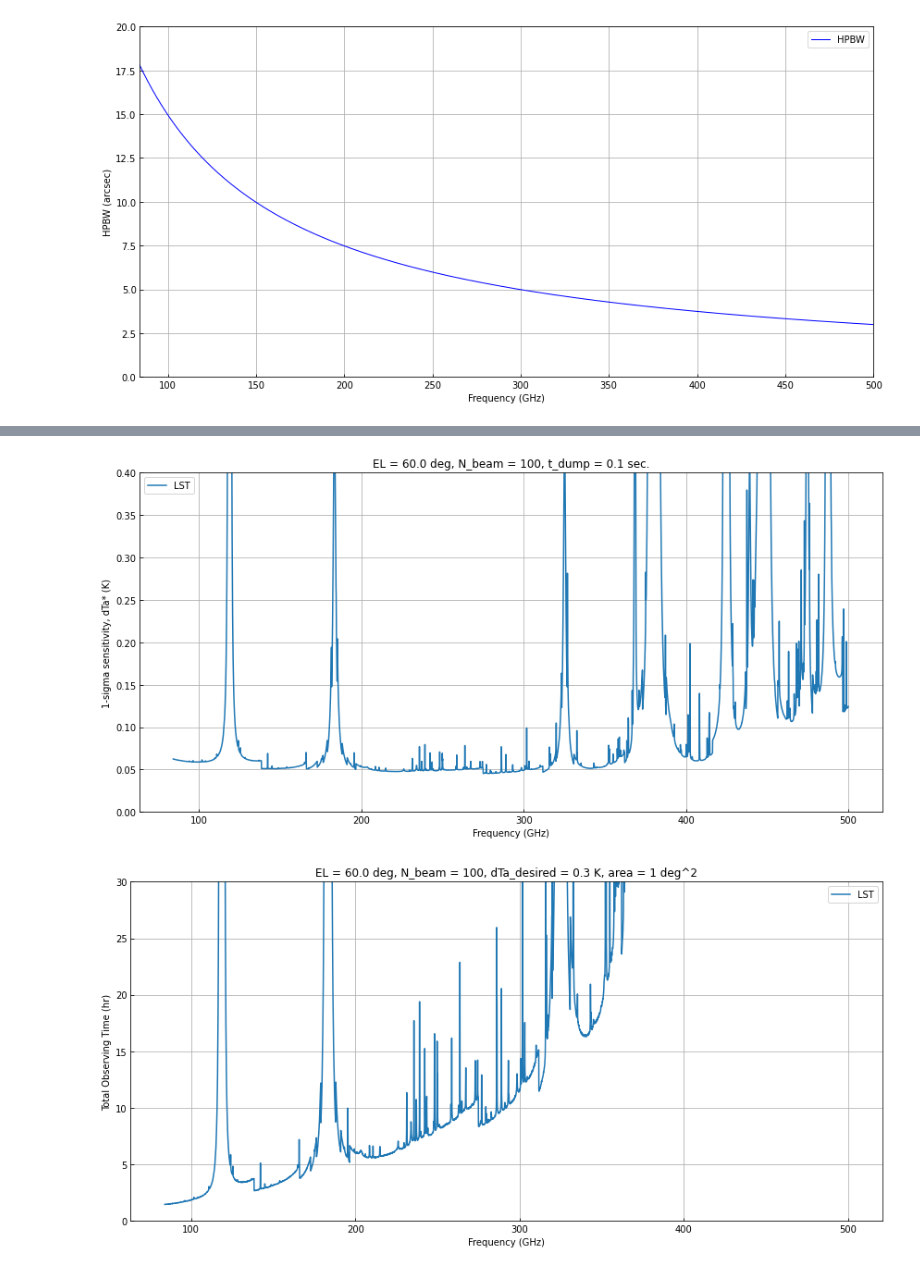
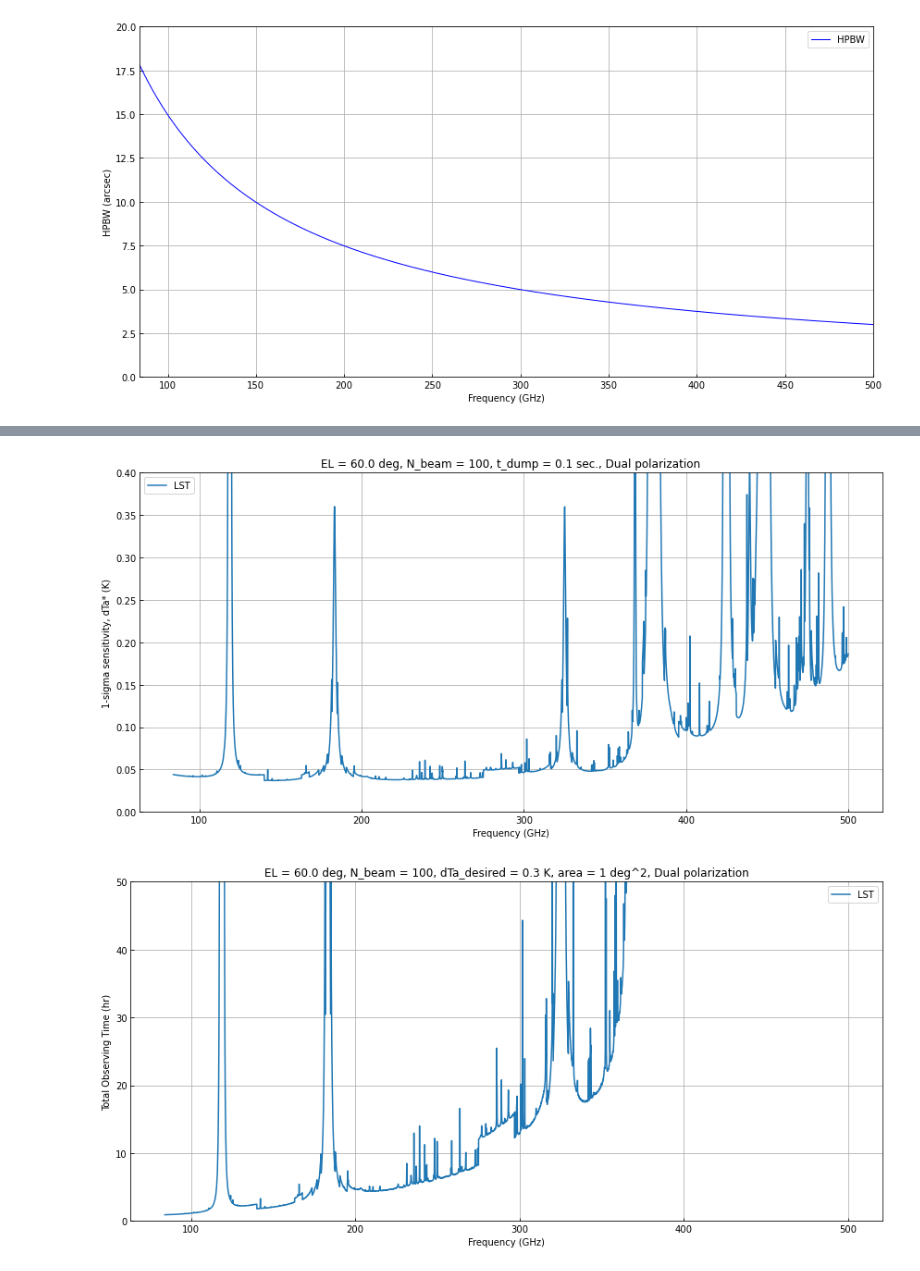
Before and after one commit to ishiishun/lst, a Jupyter notebook: LST_heterodyne_sensitivity.ipynb, the cells around one changed output, grey strips where cells are left out. Saved outputs shown, nothing was run; the diff lists cells and outputs as text; code cells hidden in the pictures.

```diff
--- a/LST_heterodyne_sensitivity.ipynb
+++ b/LST_heterodyne_sensitivity.ipynb
@@ -87,0 +105,8 @@ df_Tsyss, df_ratio = get_Tsys_all(band, EL)
+# %%
+df_Tsyss = pd.DataFrame()
+df_ratios = pd.DataFrame()
+EL = 60.
+for band in ['3','4','5','6','7','8']:
+    df_Tsys, df_ratio = get_Tsys_all(band, EL)
+    df_Tsyss = df_Tsyss.append(df_Tsys)
+    df_ratios = df_ratios.append(df_ratio)
@@ -126,10 +183,10 @@ fig.tight_layout()
 # %%
-df = df_ratio<np.sqrt(2)
+df = df_ratios<np.sqrt(2)
 vallist = []
 vallist2 = []
 vallist3 = []
 for idx in df.index:
-    if pd.isna(df_ratio[idx:idx]["0.472"].values) == True:
+    if pd.isna(df_ratios[idx:idx]["0.472"].values) == True:
         octile = 1
         pwv = "0.472"
     elif (idx > 211. and idx < 275.): # fix the PWV for band 6 to 1.796 mm
@@ -256,12 +309,13 @@ def get_dTa(F,                      # frequency, in Hz
             sample_length = 1./5,   # length of the scan per a sample of integration, in HPBW
             cell_size = 1./9,       # cell size, in HPBW
             sep_scan = 1./3,        # separation of raster scans, in HPBW
-            t_dump = 0.1,          # in sec.
+            t_dump = 0.1,           # in sec.
             t_sub_on = 20,          # in sec.
             N_scan = 2,             # number of the raster scans per an OFF scan
             d_OFF = 60.,            # separation between ON and OFF, in arcmin., assuming a 1-deg separation
             dV = 0.3,               # velocity resolution in km/s
-            N_beam = 100.,           # number of beams
+            N_beam = 100.,          # number of beams
+            n_pol = 2.,             # number of pol
             dTa_des = 0.3           # desired sensitivity in K
            ):
     F = F/1e9
@@ -280,8 +334,8 @@ def get_dTa(F,                      # frequency, in Hz
     f_cal = 16./15. # R-Sky every 15 min.
     eta = 10.2
     t_sub_off = np.sqrt((t_sub_on + t_OH)* eta*cell*t_sub_on/w_x)*np.sqrt(N_scan)
-    t_cell_on = eta*t_sub_on*cell*cell/(w_x*sep_scan)*N_beam
-    t_cell_off = t_sub_off*cell/sep_scan*N_beam
+    t_cell_on = eta*t_sub_on*cell*cell/(w_x*sep_scan)*N_beam*n_pol
+    t_cell_off = t_sub_off*cell/sep_scan*N_beam*n_pol
     dfreq = F*dV/(c/1.e3)*1.e9
     dTa = df_Tsyss['Tsys'][F[0]:F[-1]].values*np.sqrt(1/t_cell_on + 1/t_cell_off)/np.sqrt(dfreq)
     Tsys_factor_nro = 1.1*np.exp(-0.18*(1/np.sin(70./180*np.pi)-1/np.sin(EL/180*np.pi)))
@@ -289,6 +343,7 @@ def get_dTa(F,                      # frequency, in Hz
     t_total = N_row*(t_sub_on + t_OH + t_sub_off/N_scan)*f_cal
     df_dTa = pd.DataFrame(index = F)
     df_dTa.index.name = "F"
+    df_dTa["HPBW"] = HPBW
     df_dTa["dTa"] = dTa
     df_dTa["t_total"] = t_total/60./60.
     df_dTa["map_size"] = w_x
@@ -297,8 +352,8 @@ def get_dTa(F,                      # frequency, in Hz
     df_dTa["t_total_dTa_des_1deg2"] = t_total_for_dTa_des_1deg2
     return df_dTa, N_beam, t_dump, dTa_des
 # %%
-F = np.linspace(84., 500., num = int((500.1-84.)/0.1), endpoint = True)*1e9
-HPBW = LST_HPBW(F, D=45.) * 180 * 60 * 60 / np.pi
+F = df_Tsyss.index*1.e9
+HPBW = LST_HPBW(F, D=50.) * 180 * 60 * 60 / np.pi
 
 df_dTa, N_beam, t_dump, dTa_des = get_dTa(F, HPBW, df_Tsyss)
 # %%
@@ -328,30 +383,30 @@ ax.set_ylim(0, 0.4)
 ax.tick_params(direction="in", which="both")
 ax.grid(True)
 ax.set_title(
-    "EL = {} deg, N_beam = {}, t_dump = {} sec.".format(EL, int(N_beam), t_dump),
+    "EL = {} deg, N_beam = {}, t_dump = {} sec., Dual polarization".format(EL, int(N_beam), t_dump),
     fontsize=12,
 )
 ax.legend()
 fig.tight_layout()
 # %% [output]
-[figure, old version]
+[figure, new version]
 # %%
 fig, ax = plt.subplots(1, 1, figsize=(12, 6))
 
 ax.plot(df_dTa.index, df_dTa["t_total_dTa_des_1deg2"], label = "LST")
 ax.set_xlabel("Frequency (GHz)")
 ax.set_ylabel("Total Observing Time (hr)")
-ax.set_ylim(0, 30)
+ax.set_ylim(0, 50)
 ax.tick_params(direction="in", which="both")
 ax.grid(True)
 ax.set_title(
-    "EL = {} deg, N_beam = {}, dTa_desired = {} K, area = {} deg^2".format(EL, int(N_beam), dTa_des, 1),
+    "EL = {} deg, N_beam = {}, dTa_desired = {} K, area = {} deg^2, Dual polarization".format(EL, int(N_beam), dTa_des, 1),
     fontsize=12,
 )
 ax.legend()
 fig.tight_layout()
 # %% [output]
-[figure, old version]
+[figure, new version]
 # %%
 # examples for specific emission lines
 
```
Also changed, not shown: parts of 13 cells of this notebook.
